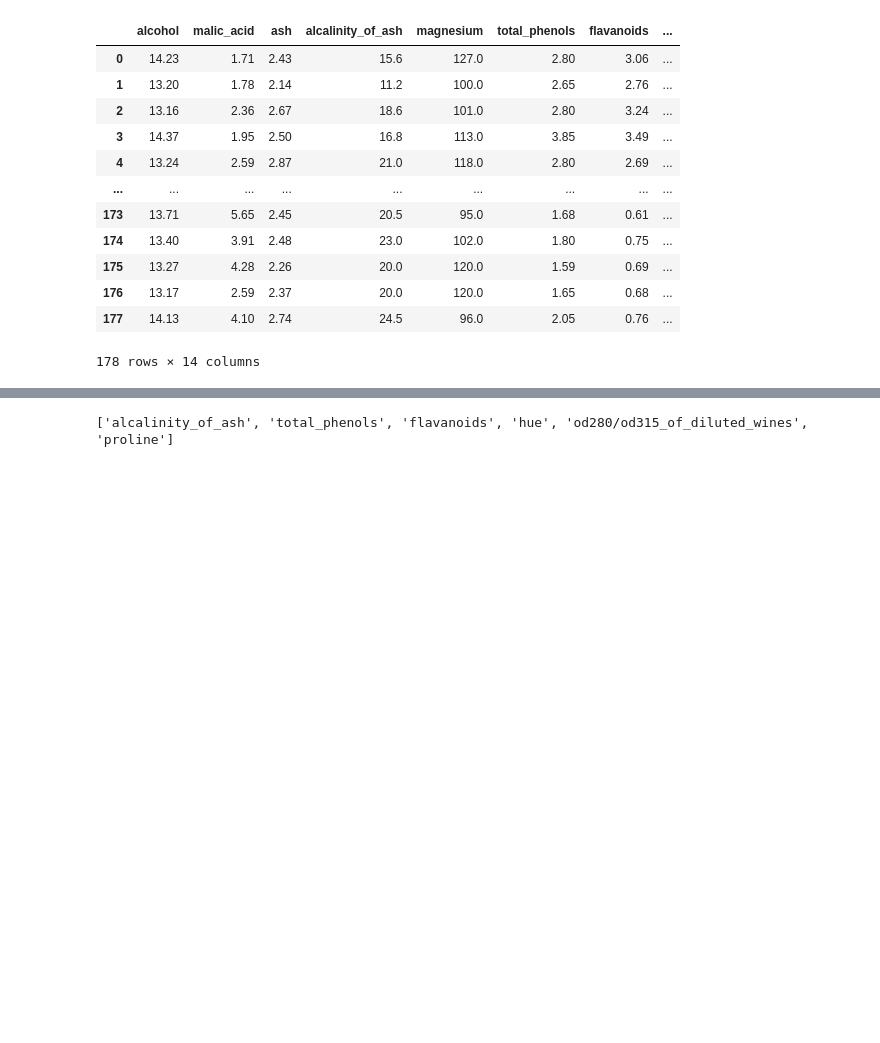
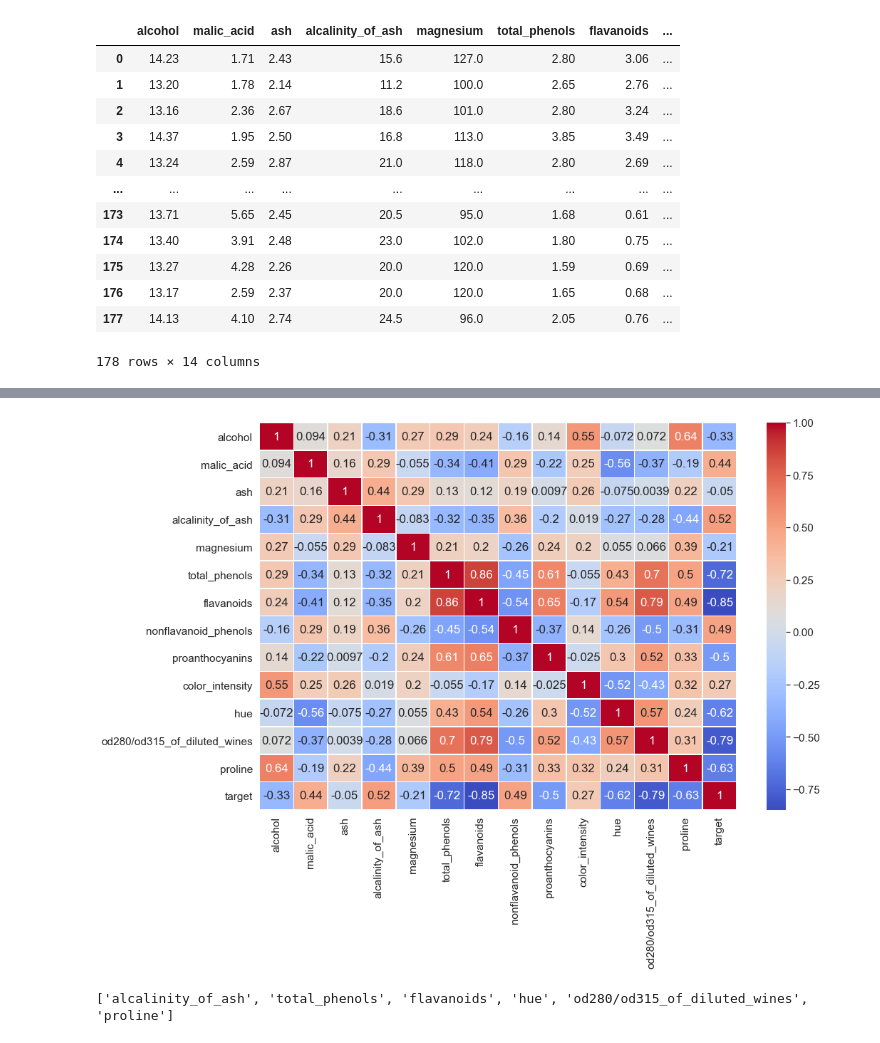
Before and after one commit to SAgafonov/GB_DS_General_HW, a Jupyter notebook: Lesson_06_Scikit-learn/06_Scikit-learn.ipynb, the cells around one changed output, grey strips where cells are left out. Drawn from its saved outputs; the diff is of its cells as text; code cells hidden in the pictures; blank space fills up the shorter version.

```diff
--- a/Lesson_06_Scikit-learn/06_Scikit-learn.ipynb
+++ b/Lesson_06_Scikit-learn/06_Scikit-learn.ipynb
@@ -472,6 +472,14 @@ X
 # %%
 # 8). Постройте матрицу корреляций для всех полей X. Дайте полученному датафрейму название X_corr.
 
+import matplotlib.pyplot as plt
+import seaborn as sns
+
+plt.figure(figsize=(15,10))
+sns.set(font_scale=1.4)
+
 X_corr = X.corr()
-X_corr.style.background_gradient(cmap='coolwarm')
+# X_corr.style.background_gradient(cmap='coolwarm')
+sns.heatmap(X_corr, annot=True, linewidths=.5, cmap="coolwarm")
+plt.show()
 # %% [output]
@@ -493,3 +486,4 @@ X_corr.style.background_gradient(cmap='coolwarm')
+[figure, added]
 # %%
 # 9). Создайте список high_corr из признаков,
 # корреляция которых с полем target по абсолютному значению превышает 0.5
```
Also changed, not shown: parts of 9 cells of this notebook.
